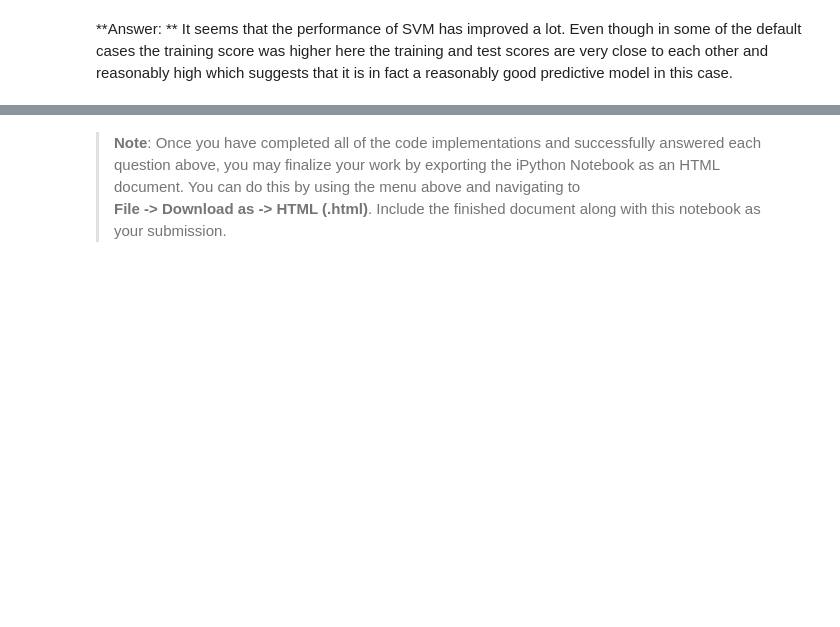
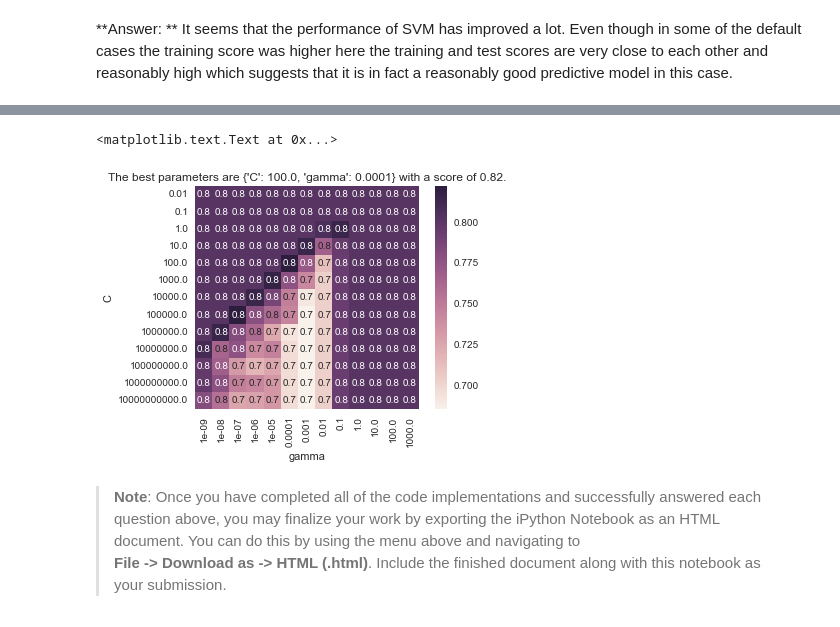
Before and after one commit to analesin/Machine_learning_udacity, a Jupyter notebook: student_intervention/student_intervention.ipynb, the cells around one changed output, grey strips where cells are left out. Saved outputs shown, nothing was run; the diff lists cells and outputs as text; code cells hidden in the pictures; blank space fills up the shorter version.

```diff
--- a/student_intervention/student_intervention.ipynb
+++ b/student_intervention/student_intervention.ipynb
@@ -652,0 +706,3 @@ Tuned model has a testing F1 score of 0.8219.
+# %%
+xticks= parameter['gamma']
+yticks=parameter['C']
@@ -653,3 +739,11 @@ Tuned model has a testing F1 score of 0.8219.
+# %%
+sns.heatmap(scores, fmt='.1f', annot=True, xticklabels=xticks, yticklabels=yticks, square=True)
+plt.xlabel('gamma')
+plt.ylabel('C')
+plt.title("The best parameters are {} with a score of {:0.2f}.".format(grid_obj.best_params_, grid_obj.best_score_))
+# %% [output]
+<matplotlib.text.Text at 0x...>
+[figure, added]
 # %% [markdown]
 > **Note**: Once you have completed all of the code implementations and successfully answered each question above, you may finalize your work by exporting the iPython Notebook as an HTML document. You can do this by using the menu above and navigating to
 **File -> Download as -> HTML (.html)**. Include the finished document along with this notebook as your submission.
```
Also changed, not shown: parts of 9 cells of this notebook.
